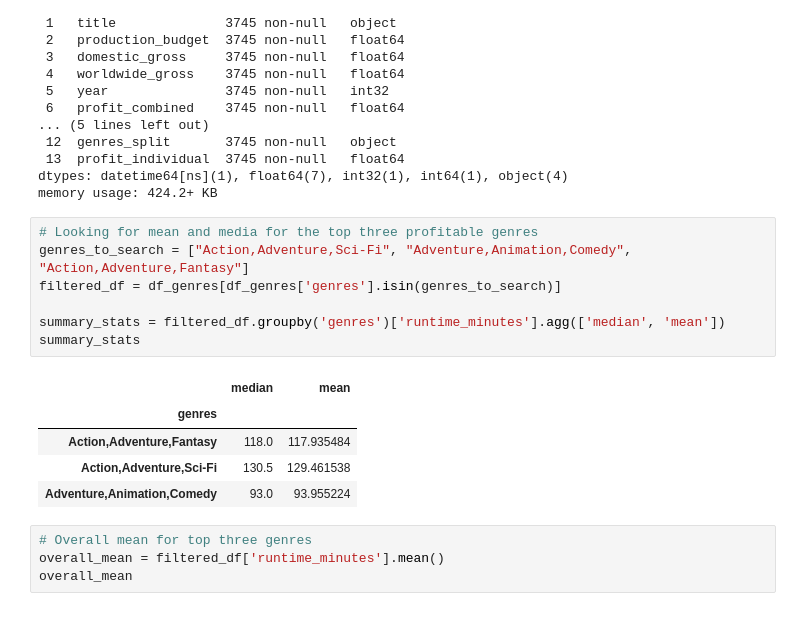
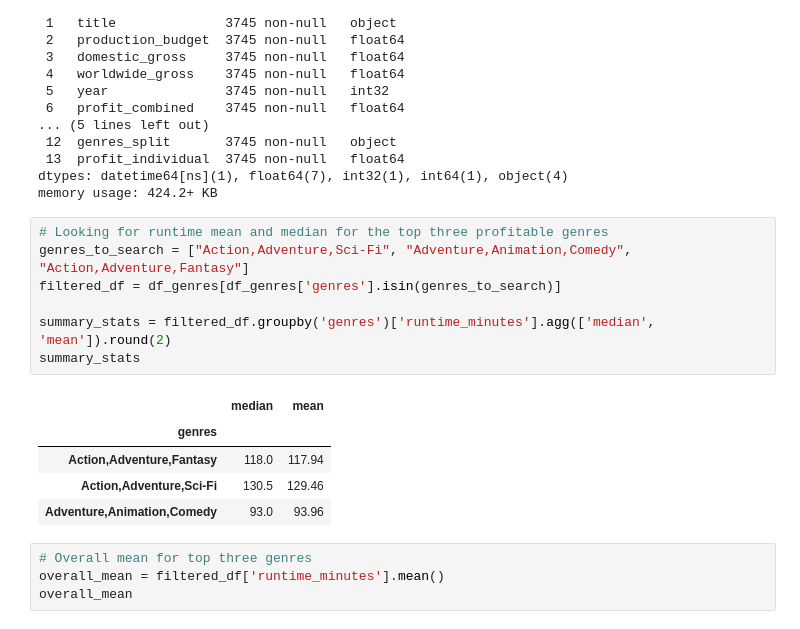
Before and after one commit to JaneGrig/dsc-phase-1-project, a Jupyter notebook: student.ipynb, the cells around one changed output. Drawn from its saved outputs; the diff is of its cells as text.

```diff
--- a/student.ipynb
+++ b/student.ipynb
@@ -717,18 +723,18 @@ Data columns (total 14 columns):
 dtypes: datetime64[ns](1), float64(7), int32(1), int64(1), object(4)
 memory usage: 424.2+ KB
 # %%
-# Looking for mean and media for the top three profitable genres
+# Looking for runtime mean and median for the top three profitable genres
 genres_to_search = ["Action,Adventure,Sci-Fi", "Adventure,Animation,Comedy", "Action,Adventure,Fantasy"]
 filtered_df = df_genres[df_genres['genres'].isin(genres_to_search)]
 
-summary_stats = filtered_df.groupby('genres')['runtime_minutes'].agg(['median', 'mean'])
+summary_stats = filtered_df.groupby('genres')['runtime_minutes'].agg(['median', 'mean']).round(2)
 summary_stats
 # %% [output]
 |  | median | mean |
 | genres |  |  |
-| Action,Adventure,Fantasy | 118.0 | 117.935484 |
-| Action,Adventure,Sci-Fi | 130.5 | 129.461538 |
-| Adventure,Animation,Comedy | 93.0 | 93.955224 |
+| Action,Adventure,Fantasy | 118.0 | 117.94 |
+| Action,Adventure,Sci-Fi | 130.5 | 129.46 |
+| Adventure,Animation,Comedy | 93.0 | 93.96 |
 # %%
 # Overall mean for top three genres
 overall_mean = filtered_df['runtime_minutes'].mean()
```
Also changed, not shown: parts of 7 cells of this notebook, 9 other files.
